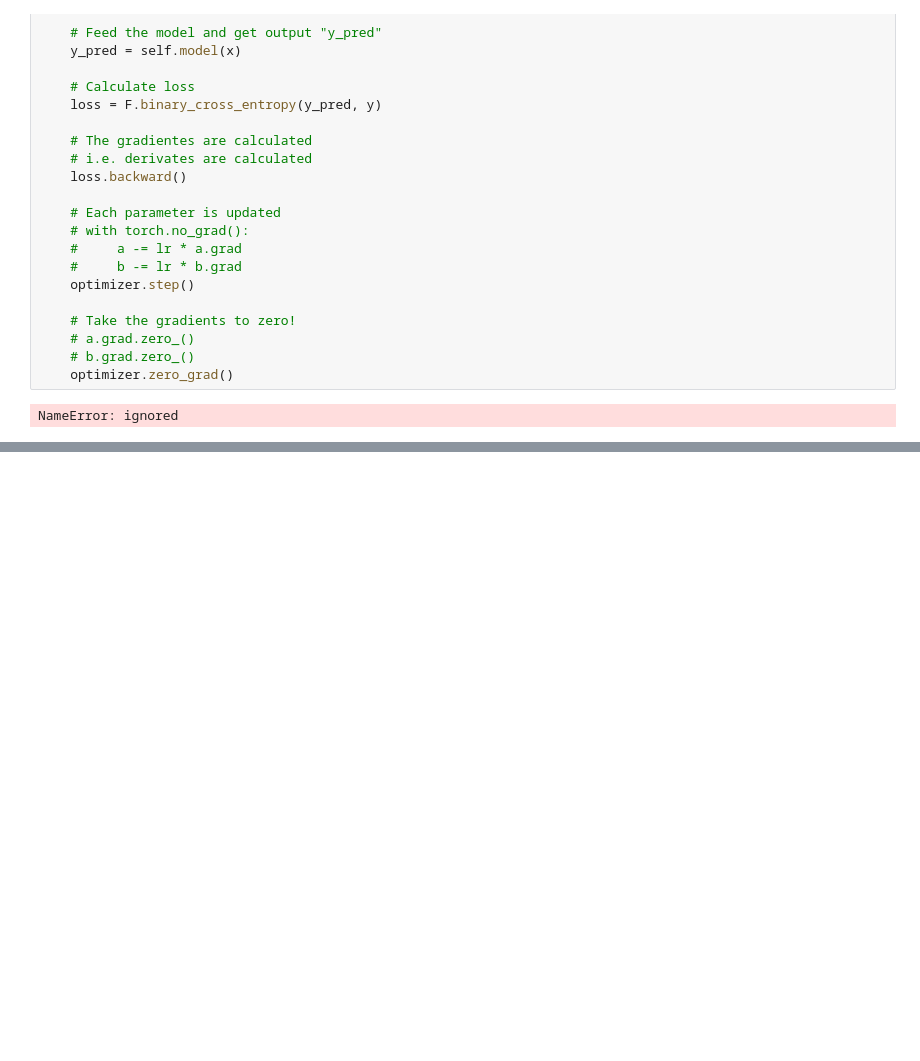
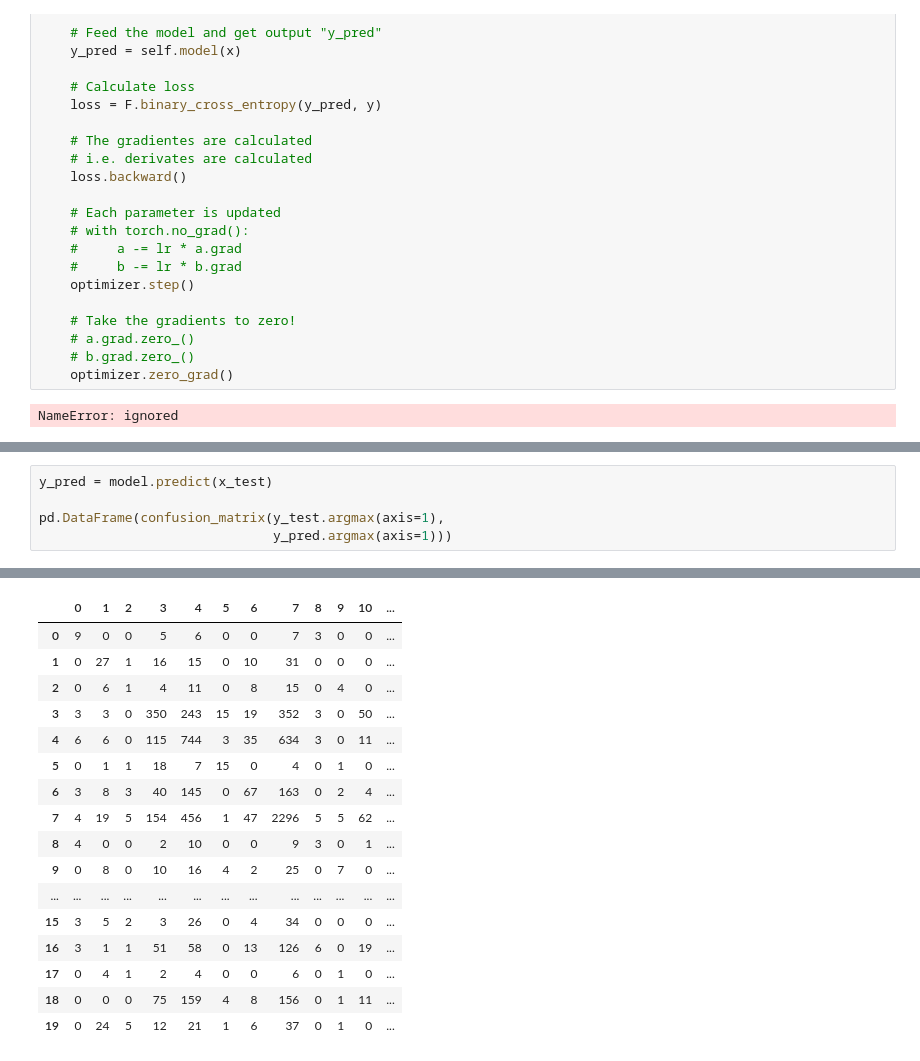
Before and after one commit to thainhf/new-taggerbot-training-model, a Jupyter notebook: Clean_data_taggerbot.ipynb, the cells around one changed output, grey strips where cells are left out. Cells and saved outputs as stored; diff of their text form; blank space fills up the shorter version.

```diff
--- a/Clean_data_taggerbot.ipynb
+++ b/Clean_data_taggerbot.ipynb
@@ -600,0 +801,6 @@ NameError: ignored
+# %%
+y_pred = model.predict(x_test)
+
+pd.DataFrame(confusion_matrix(y_test.argmax(axis=1),
+                              y_pred.argmax(axis=1)))
+# %% [output]
@@ -600,0 +808,17 @@ NameError: ignored
+|  | 0 | 1 | 2 | 3 | 4 | 5 | 6 | 7 | 8 | 9 | 10 | ... |
+| 0 | 9 | 0 | 0 | 5 | 6 | 0 | 0 | 7 | 3 | 0 | 0 | ... |
+| 1 | 0 | 27 | 1 | 16 | 15 | 0 | 10 | 31 | 0 | 0 | 0 | ... |
+| 2 | 0 | 6 | 1 | 4 | 11 | 0 | 8 | 15 | 0 | 4 | 0 | ... |
+| 3 | 3 | 3 | 0 | 350 | 243 | 15 | 19 | 352 | 3 | 0 | 50 | ... |
+| 4 | 6 | 6 | 0 | 115 | 744 | 3 | 35 | 634 | 3 | 0 | 11 | ... |
+| 5 | 0 | 1 | 1 | 18 | 7 | 15 | 0 | 4 | 0 | 1 | 0 | ... |
+| 6 | 3 | 8 | 3 | 40 | 145 | 0 | 67 | 163 | 0 | 2 | 4 | ... |
+| 7 | 4 | 19 | 5 | 154 | 456 | 1 | 47 | 2296 | 5 | 5 | 62 | ... |
+| 8 | 4 | 0 | 0 | 2 | 10 | 0 | 0 | 9 | 3 | 0 | 1 | ... |
+| 9 | 0 | 8 | 0 | 10 | 16 | 4 | 2 | 25 | 0 | 7 | 0 | ... |
+| ... | ... | ... | ... | ... | ... | ... | ... | ... | ... | ... | ... | ... |
+| 15 | 3 | 5 | 2 | 3 | 26 | 0 | 4 | 34 | 0 | 0 | 0 | ... |
+| 16 | 3 | 1 | 1 | 51 | 58 | 0 | 13 | 126 | 6 | 0 | 19 | ... |
+| 17 | 0 | 4 | 1 | 2 | 4 | 0 | 0 | 6 | 0 | 1 | 0 | ... |
+| 18 | 0 | 0 | 0 | 75 | 159 | 4 | 8 | 156 | 0 | 1 | 11 | ... |
+| 19 | 0 | 24 | 5 | 12 | 21 | 1 | 6 | 37 | 0 | 1 | 0 | ... |
```
Also changed, not shown: parts of 27 cells of this notebook.
